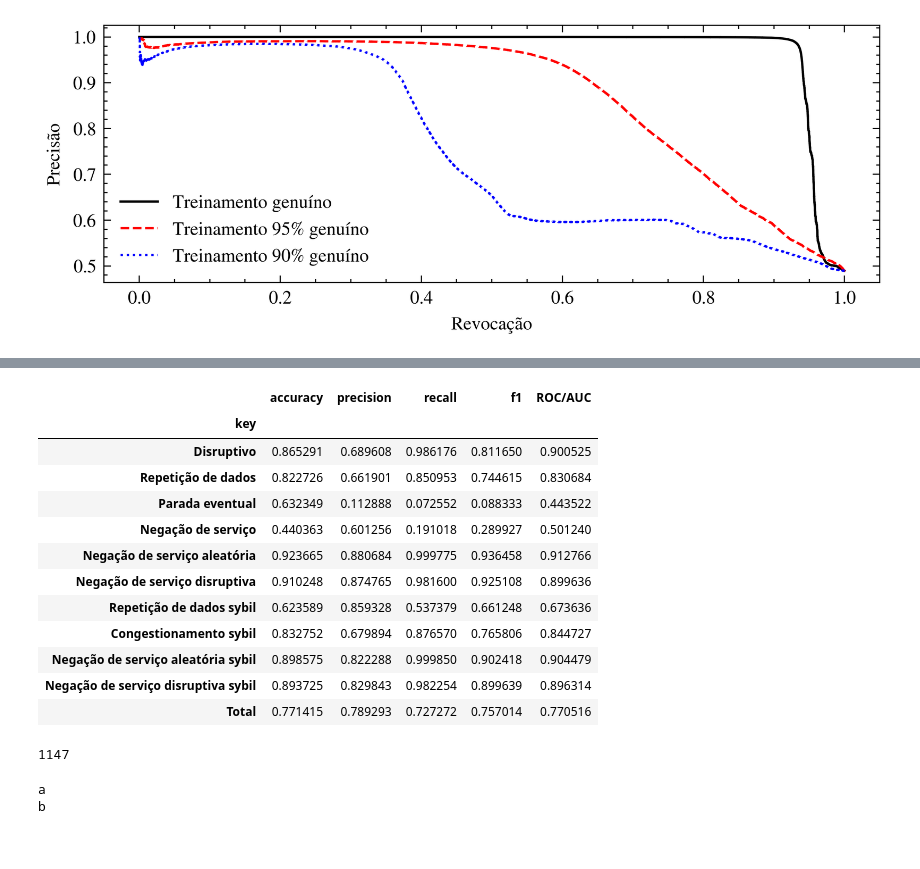
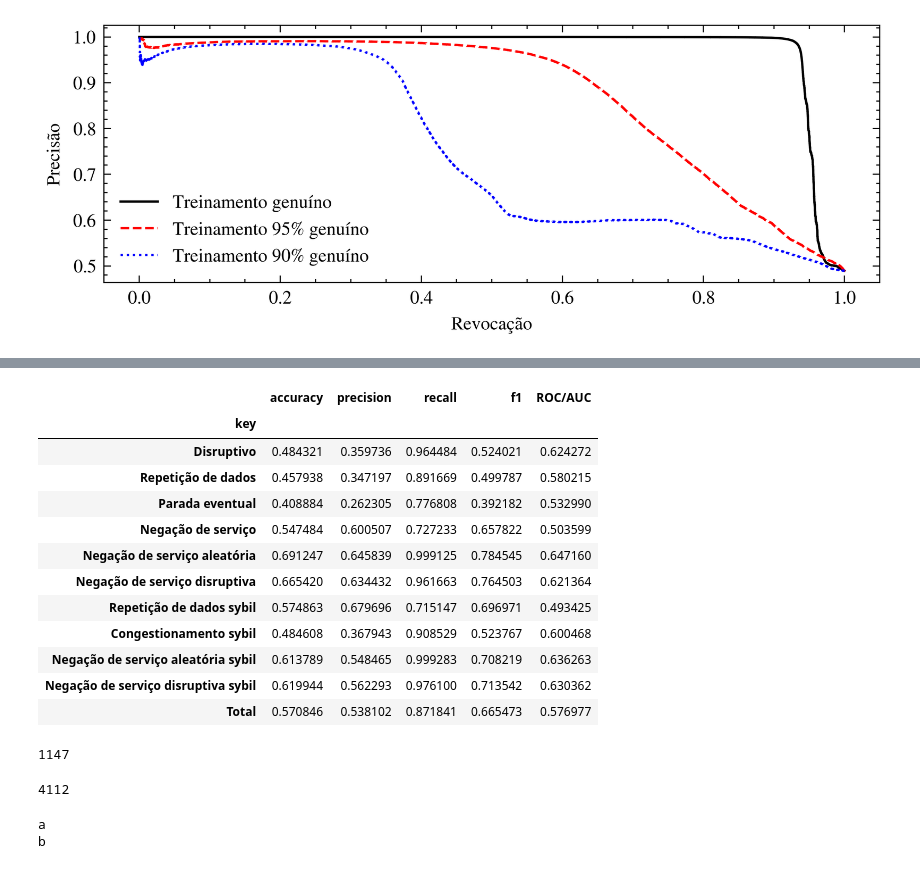
Before and after one commit to h8rtv/vanets_tranad_cnn_lstm, a Jupyter notebook: veremi/inference.ipynb, the cells around one changed output, grey strips where cells are left out. Drawn from its saved outputs; the diff is of its cells as text; code cells hidden in the pictures.

```diff
--- a/veremi/inference.ipynb
+++ b/veremi/inference.ipynb
@@ -348,9 +346,12 @@ def pot_eval(init_score, score, label, q=1e-5, level=0.02, multi=False):
     # print('POT result: ', p_t, pot_th, p_latency)
     return metrics, np.array(pred)
 # %%
-model, acc_list = load_model(TranAD, 'checks/model-e34.ckpt')
-#model95, acc_list95 = load_model(TranAD, 'checks/TranAD_VeReMiH51095/model-e149.ckpt')
-#model90, acc_list90 = load_model(TranAD, 'checks/TranAD_VeReMiH51090/model-e134.ckpt')
+# model, acc_list = load_model(AlladiCNNLSTM, 'checks/AlladiCNNLSTM_VeReMiH510/model-e149.ckpt')
+# model95, acc_list95 = load_model(AlladiCNNLSTM, 'checks/AlladiCNNLSTM_VeReMiH51095/model-e149.ckpt')
+# model90, acc_list90 = load_model(AlladiCNNLSTM, 'checks/AlladiCNNLSTM_VeReMiH51090/model-e134.ckpt')
+model, acc_list = load_model(TranAD, 'checks/TranAD_VeReMiH510_final/model-e149.ckpt')
+model95, acc_list95 = load_model(TranAD, 'checks/TranAD_VeReMiH51095_final/model-e139.ckpt')
+model90, acc_list90 = load_model(TranAD, 'checks/TranAD_VeReMiH51090_final/model-e134.ckpt')
 loss = nn.MSELoss(reduction = 'none')
 pctg = 'full'
 lm = (0.99, 1)
@@ -409,8 +412,8 @@ def test_all(datal, model):
     return l.detach().cpu().numpy(), z.detach().cpu().numpy()[0]
 # %%
 all_loss, all_z = test_all(dataloader, model)
-#all_loss95, all_z95 = test_all(dataloader, model95)
-#all_loss90, all_z90 = test_all(dataloader, model90)
+all_loss95, all_z95 = test_all(dataloader, model95)
+all_loss90, all_z90 = test_all(dataloader, model90)
 # %%
 from sklearn.metrics import precision_recall_curve
 
@@ -498,45 +501,45 @@ code_to_code = {
     10: 10,
     11: 11,
     9: 12,
     13: 13,
     14: 14,
     15: 15,
     16: 16,
     17: 17,
     18: 18,
     19: 19,
 }
 
 separated = []
 
 for attack in code_to_label.keys():
     metrics2[attack]['key'] = code_to_label[attack]
     metrics2[attack]['code'] = code_to_code[attack]
     separated.append(metrics2[attack])
     del metrics2[attack]
 
 metrics2['key'] = 'Total'
 metrics2['code'] = 20
 separated.append(metrics2)
 
 separated = pd.DataFrame(separated).sort_values('code')
 separated = separated[['key', 'accuracy', 'precision', 'recall', 'f1', 'ROC/AUC']].set_index('key', drop=True)
-#separated.to_csv('tranad_genuine.csv')
+separated.to_csv('tranad_90.csv')
 separated
 # %% [output]
 |  | accuracy | precision | recall | f1 | ROC/AUC |
 | key |  |  |  |  |  |
-| Disruptivo | 0.865291 | 0.689608 | 0.986176 | 0.811650 | 0.900525 |
-| Repetição de dados | 0.822726 | 0.661901 | 0.850953 | 0.744615 | 0.830684 |
-| Parada eventual | 0.632349 | 0.112888 | 0.072552 | 0.088333 | 0.443522 |
-| Negação de serviço | 0.440363 | 0.601256 | 0.191018 | 0.289927 | 0.501240 |
-| Negação de serviço aleatória | 0.923665 | 0.880684 | 0.999775 | 0.936458 | 0.912766 |
-| Negação de serviço disruptiva | 0.910248 | 0.874765 | 0.981600 | 0.925108 | 0.899636 |
-| Repetição de dados sybil | 0.623589 | 0.859328 | 0.537379 | 0.661248 | 0.673636 |
-| Congestionamento sybil | 0.832752 | 0.679894 | 0.876570 | 0.765806 | 0.844727 |
-| Negação de serviço aleatória sybil | 0.898575 | 0.822288 | 0.999850 | 0.902418 | 0.904479 |
-| Negação de serviço disruptiva sybil | 0.893725 | 0.829843 | 0.982254 | 0.899639 | 0.896314 |
-| Total | 0.771415 | 0.789293 | 0.727272 | 0.757014 | 0.770516 |
+| Disruptivo | 0.484321 | 0.359736 | 0.964484 | 0.524021 | 0.624272 |
+| Repetição de dados | 0.457938 | 0.347197 | 0.891669 | 0.499787 | 0.580215 |
+| Parada eventual | 0.408884 | 0.262305 | 0.776808 | 0.392182 | 0.532990 |
+| Negação de serviço | 0.547484 | 0.600507 | 0.727233 | 0.657822 | 0.503599 |
+| Negação de serviço aleatória | 0.691247 | 0.645839 | 0.999125 | 0.784545 | 0.647160 |
+| Negação de serviço disruptiva | 0.665420 | 0.634432 | 0.961663 | 0.764503 | 0.621364 |
+| Repetição de dados sybil | 0.574863 | 0.679696 | 0.715147 | 0.696971 | 0.493425 |
+| Congestionamento sybil | 0.484608 | 0.367943 | 0.908529 | 0.523767 | 0.600468 |
+| Negação de serviço aleatória sybil | 0.613789 | 0.548465 | 0.999283 | 0.708219 | 0.636263 |
+| Negação de serviço disruptiva sybil | 0.619944 | 0.562293 | 0.976100 | 0.713542 | 0.630362 |
+| Total | 0.570846 | 0.538102 | 0.871841 | 0.665473 | 0.576977 |
 # %%
 attack_to_group = {}
 attack_types = np.unique(f['test_labels'][:, 0])
@@ -544,10 +547,14 @@ mid = f['test_labels'].shape[0] // 2
 for attack_type in tqdm(attack_types):
     idxs = f['test_labels'][:, 0] == attack_type
     attack_to_group[attack_type] = np.unique(f['test_labels'][:, 2][idxs])
+# %%
+attack_to_group[0][100]
+# %% [output]
+1147
 # %%
-attack_to_group[0][100]
+attack_to_group[17][100]
 # %% [output]
-1147
+4112
 # %%
 fps = []
 sizes = []
```
Also changed, not shown: parts of 9 cells of this notebook, 3 other files.
